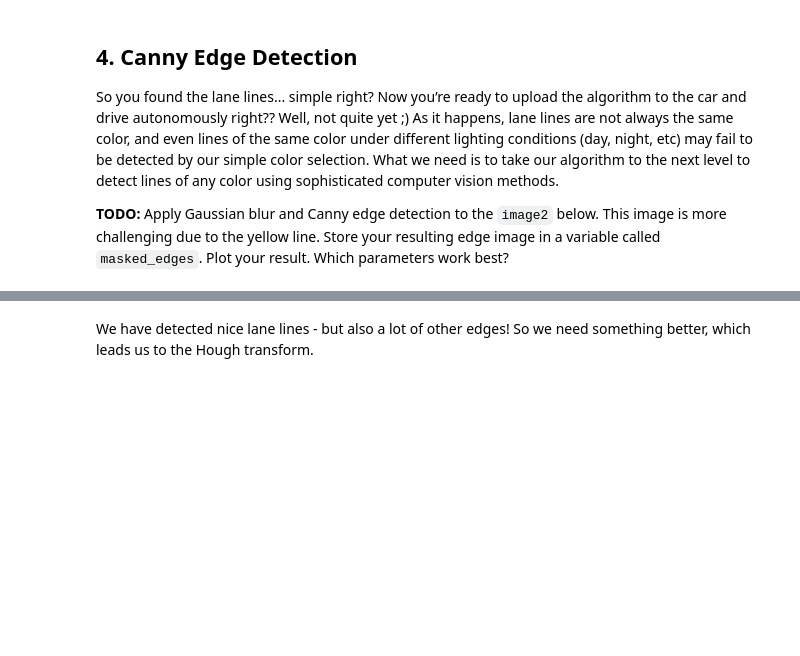
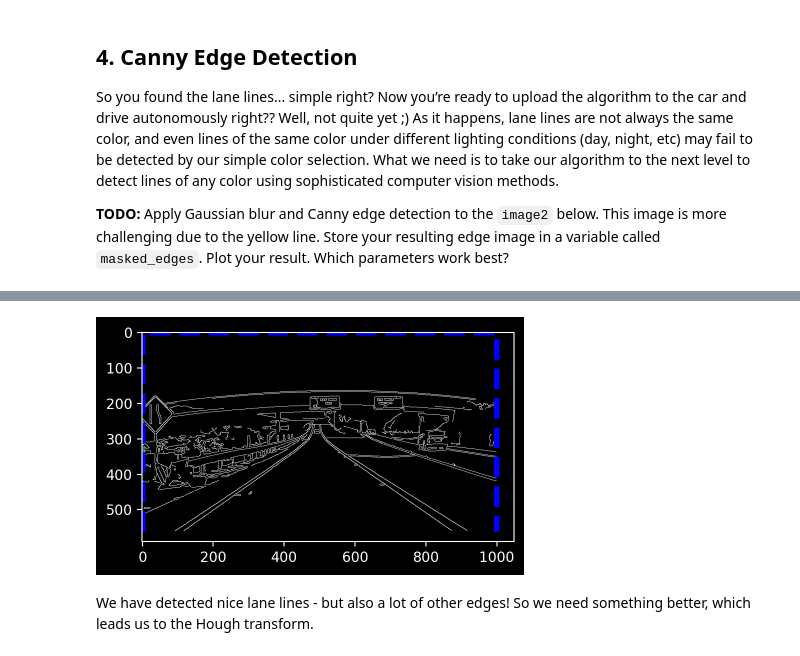
Before and after one commit to hai5rt/MMA-Mustererkennung, a Jupyter notebook: 3 Hough - Transformation/Exercise_Hough__starter.ipynb, the cells around one changed output, grey strips where cells are left out. Cells and saved outputs as stored; diff of their text form; code cells hidden in the pictures; blank space fills up the shorter version.

```diff
--- a/3 Hough - Transformation/Exercise_Hough__starter.ipynb
+++ b/3 Hough - Transformation/Exercise_Hough__starter.ipynb
@@ -212,3 +217,33 @@ plt.imshow(image2)
+# %%
+# TODO: YOUR CODE GOES HERE
+
+# Define a kernel size and apply Gaussian smoothing
+kernel_size = 5
+blur_gray = cv2.GaussianBlur(gray2,(kernel_size, kernel_size),0)
+
+# Define our parameters for Canny and apply
+low_threshold = 50
+high_threshold = 150
+edges = cv2.Canny(blur_gray, low_threshold, high_threshold)
+
+# Next we'll create a masked edges image using cv2.fillPoly()
+mask = np.zeros_like(edges)
+ignore_mask_color = 255
+
+# This time we are defining a four sided polygon to mask (we can still define a triangular region with 4 vertices, but we are more flexible)
+xsize = image2.shape[1]
+ysize = image2.shape[0]
+#vertices = np.array([[(50,ysize),(470, 250), (520, 250), (xsize-50,ysize)]], dtype=np.int32)
+vertices = np.array([[(0,ysize),(0, 0), (xsize, 0), (xsize,ysize)]], dtype=np.int32)
+cv2.fillPoly(mask, vertices, ignore_mask_color)
+masked_edges = cv2.bitwise_and(edges, mask)
+
+# Plot the rectangular region mask
+plt.imshow(masked_edges, cmap='Greys_r')
+plt.plot(vertices[0][:, 0], vertices[0][:, 1], 'b--', lw=4)
+plt.show()
+# %% [output]
+[figure, added]
 # %% [markdown]
 We have detected nice lane lines - but also a lot of other edges! So we need something better, which leads us to the Hough transform.
 # %% [markdown]
```
Also changed, not shown: parts of 6 cells of this notebook.
